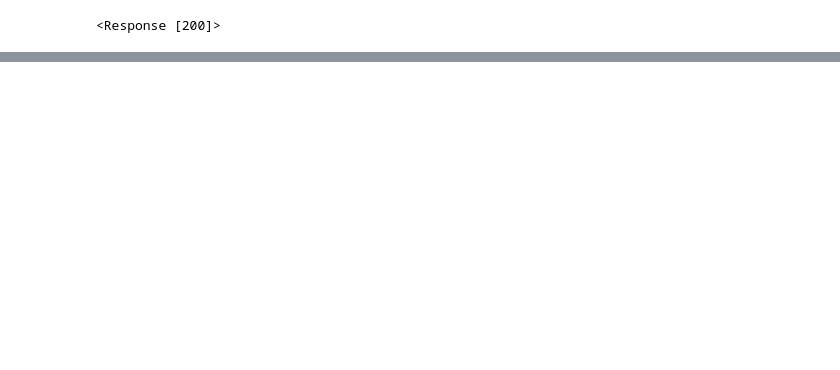
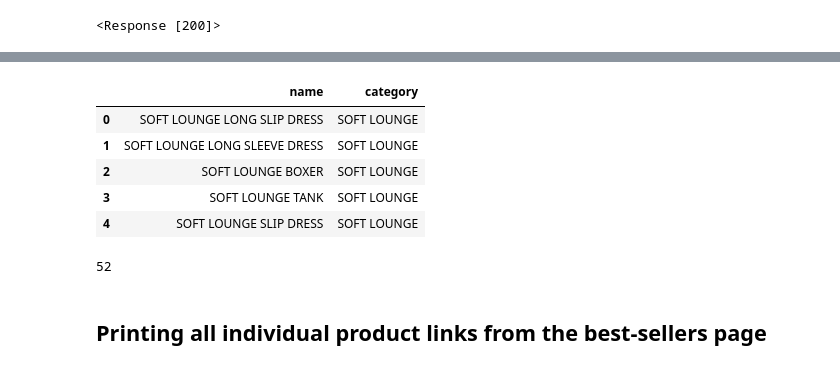
Before and after one commit to kristihaha/Skims-Analytics, a Jupyter notebook: data_collection.ipynb, the cells around one changed output, grey strips where cells are left out. Cells and saved outputs as stored; diff of their text form; code cells hidden in the pictures; blank space fills up the shorter version.

```diff
--- a/data_collection.ipynb
+++ b/data_collection.ipynb
@@ -263,0 +370,3 @@ Recommendation: I recommend this product
+# %%
+# outermost part of product categories when inspecting elements
+categories = soup.findAll('h3', attrs={'class': 'mb-0 mt-5 text-center text-[15px] leading-[18px] tracking-[0.5px] text-brown-1 font-secondary'})
@@ -263,0 +393,9 @@ Recommendation: I recommend this product
+# %%
+# extracting only the product category from the product name
+for category in categories:
+    words = category.string.strip().split()
+    if words[0] in ["SWIM", "COTTON", "BOYFRIEND", "SCULPTING"]:
+        text = words[0]
+    else:
+        text = " ".join(words[0:2])
+    print(text)
@@ -263,0 +422,19 @@ Recommendation: I recommend this product
+# %%
+import pandas as pd
+
+products = soup.findAll('h3', attrs={'class': 'mb-0 mt-5 text-center text-[15px] leading-[18px] tracking-[0.5px] text-brown-1 font-secondary'})
+categories = soup.findAll('h3', attrs={'class': 'mb-0 mt-5 text-center text-[15px] leading-[18px] tracking-[0.5px] text-brown-1 font-secondary'})
+product_list = []
+
+for product, category in zip(products, categories):
+    product_dict = {}
+    product_dict['name'] = product.string.strip()
+    words = category.string.strip().split()
+    if words[0] in ["SWIM", "COTTON", "BOYFRIEND", "SCULPTING"]:
+        product_dict['category'] = words[0]
+    else:
+        product_dict['category'] = " ".join(words[0:2])
+    product_list.append(product_dict)
+
+category_df = pd.DataFrame(product_list)[['name', 'category']]
+print(category_df)
@@ -263,0 +459,17 @@ Recommendation: I recommend this product
+# %%
+# preview of the first 5 rows from the category df
+category_df[:5]
+# %% [output]
+|  | name | category |
+| 0 | SOFT LOUNGE LONG SLIP DRESS | SOFT LOUNGE |
+| 1 | SOFT LOUNGE LONG SLEEVE DRESS | SOFT LOUNGE |
+| 2 | SOFT LOUNGE BOXER | SOFT LOUNGE |
+| 3 | SOFT LOUNGE TANK | SOFT LOUNGE |
+| 4 | SOFT LOUNGE SLIP DRESS | SOFT LOUNGE |
+# %%
+# creating the category table in the db
+category_df.to_sql('category', engine, if_exists='append', index=False)
+# %% [output]
+52
+# %% [markdown]
+## Printing all individual product links from the best-sellers page
```
Also changed, not shown: parts of 48 cells of this notebook.
